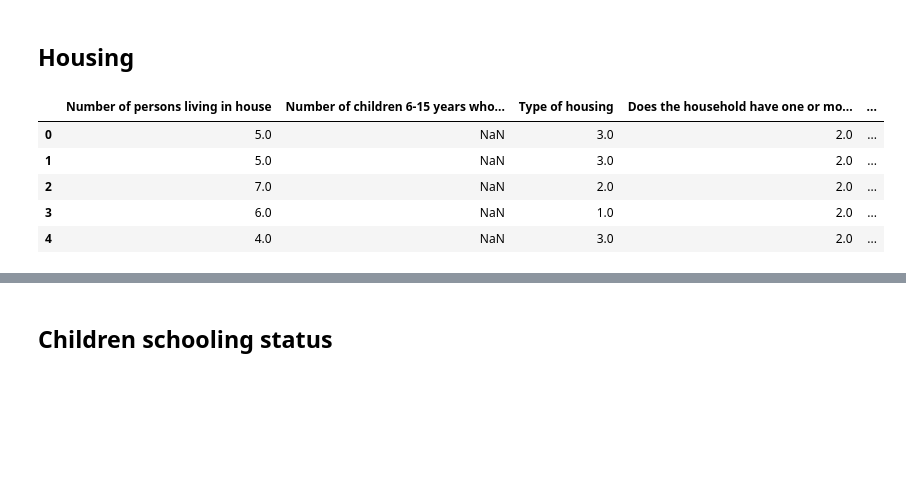
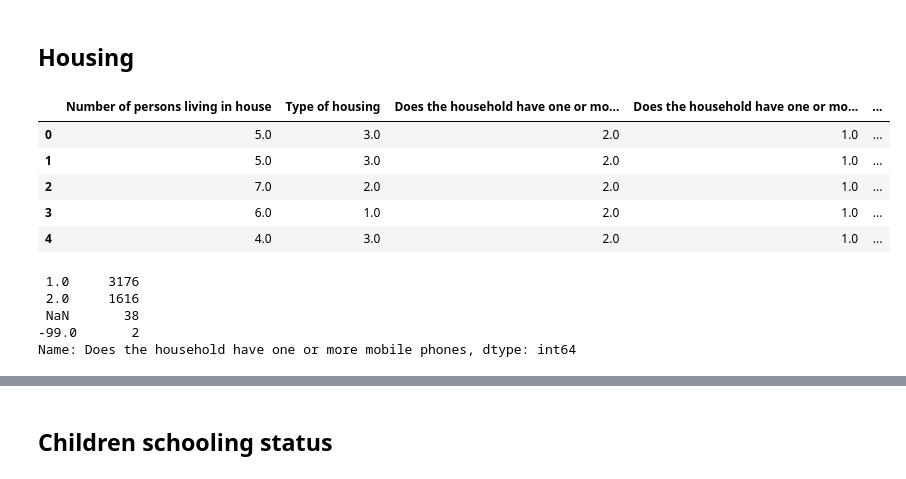
Before and after one commit to neylabelmaachi/schoolpred, a Jupyter notebook: notebooks/baseline_education.ipynb, the cells around one changed output, grey strips where cells are left out. Saved outputs shown, nothing was run; the diff lists cells and outputs as text; code cells hidden in the pictures; blank space fills up the shorter version.

```diff
--- a/notebooks/baseline_education.ipynb
+++ b/notebooks/baseline_education.ipynb
@@ -5,5 +6,5 @@ import matplotlib.pyplot as plt
 # %%
-data = pd.read_csv("../raw_data/Morocco_CCT_Education_Baseline_Household.csv")
+data = pd.read_csv("../raw_data/Morocco_CCT_Education_Baseline_Household.csv",low_memory=False)
 # %% [markdown]
 # Features Exploration
 # %%
@@ -80,25 +139,32 @@ parents_education.head()
 # %% [markdown]
 ## Housing
 # %%
-housing = data[["im1","im6","b3_1","b10_29","b10_20","b10_4","b7_11","b7_1","b6_1"]]
+housing = data[["im1","b3_1","b10_29","b10_20","b10_4","b7_11","b7_1","b6_1"]]
 # %%
 housing = housing.rename(columns={
     "im1": "Number of persons living in house",
-    "im6": "Number of children 6-15 years who do not live in the household",
     "b3_1": "Type of housing",
     "b10_29": "Does the household have one or more automobiles",
     "b10_20": "Does the household have one or more mobile phones",
     "b10_4": "Does the household have one or more satellite receivers",
     "b7_11": "Sources of water supply: No water",
     "b7_1": "Sources of water supply: Individual water network connection",
     "b6_1": "Sources of lighting: Electrical network connection"
 })
 
 housing.head()
 # %% [output]
-|  | Number of persons living in house | Number of children 6-15 years who... | Type of housing | Does the household have one or mo... | ... |
-| 0 | 5.0 | NaN | 3.0 | 2.0 | ... |
-| 1 | 5.0 | NaN | 3.0 | 2.0 | ... |
-| 2 | 7.0 | NaN | 2.0 | 2.0 | ... |
-| 3 | 6.0 | NaN | 1.0 | 2.0 | ... |
-| 4 | 4.0 | NaN | 3.0 | 2.0 | ... |
+|  | Number of persons living in house | Type of housing | Does the household have one or mo... | Does the household have one or mo... | ... |
+| 0 | 5.0 | 3.0 | 2.0 | 1.0 | ... |
+| 1 | 5.0 | 3.0 | 2.0 | 1.0 | ... |
+| 2 | 7.0 | 2.0 | 2.0 | 1.0 | ... |
+| 3 | 6.0 | 1.0 | 2.0 | 1.0 | ... |
+| 4 | 4.0 | 3.0 | 2.0 | 1.0 | ... |
+# %%
+housing["Does the household have one or more mobile phones"].value_counts(dropna=False)
+# %% [output]
+ 1.0     3176
+ 2.0     1616
+ NaN       38
+-99.0       2
+Name: Does the household have one or more mobile phones, dtype: int64
```
Also changed, not shown: parts of 23 cells of this notebook.
